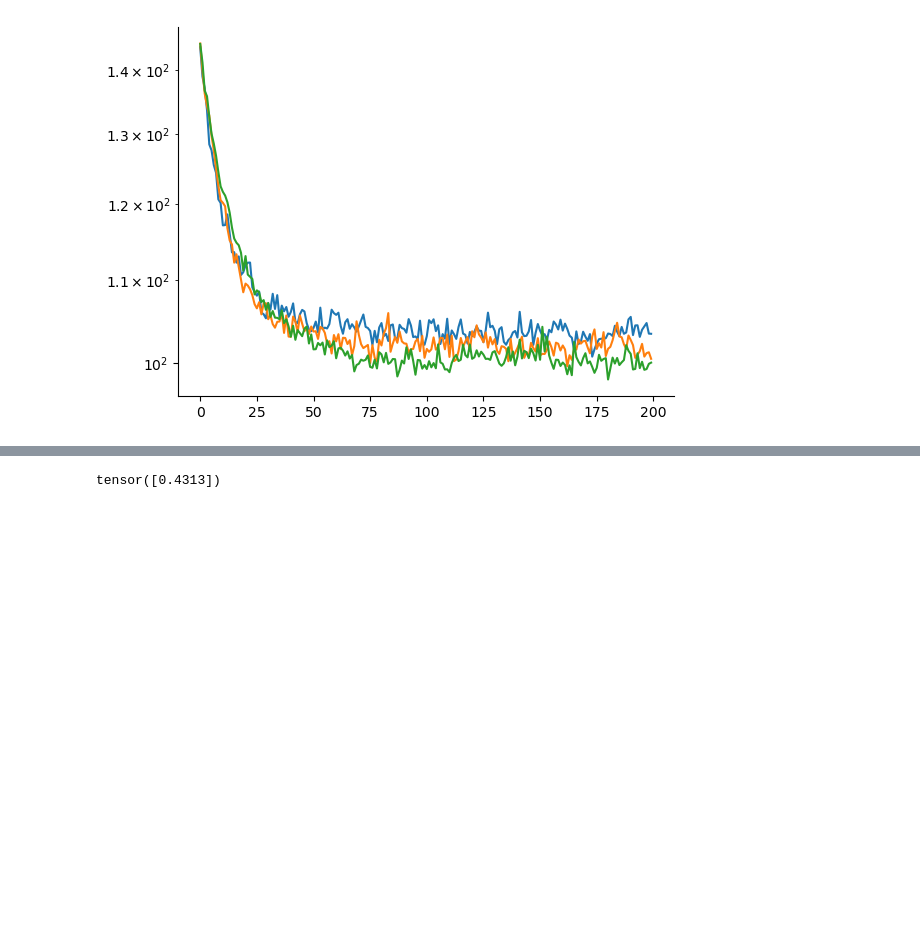
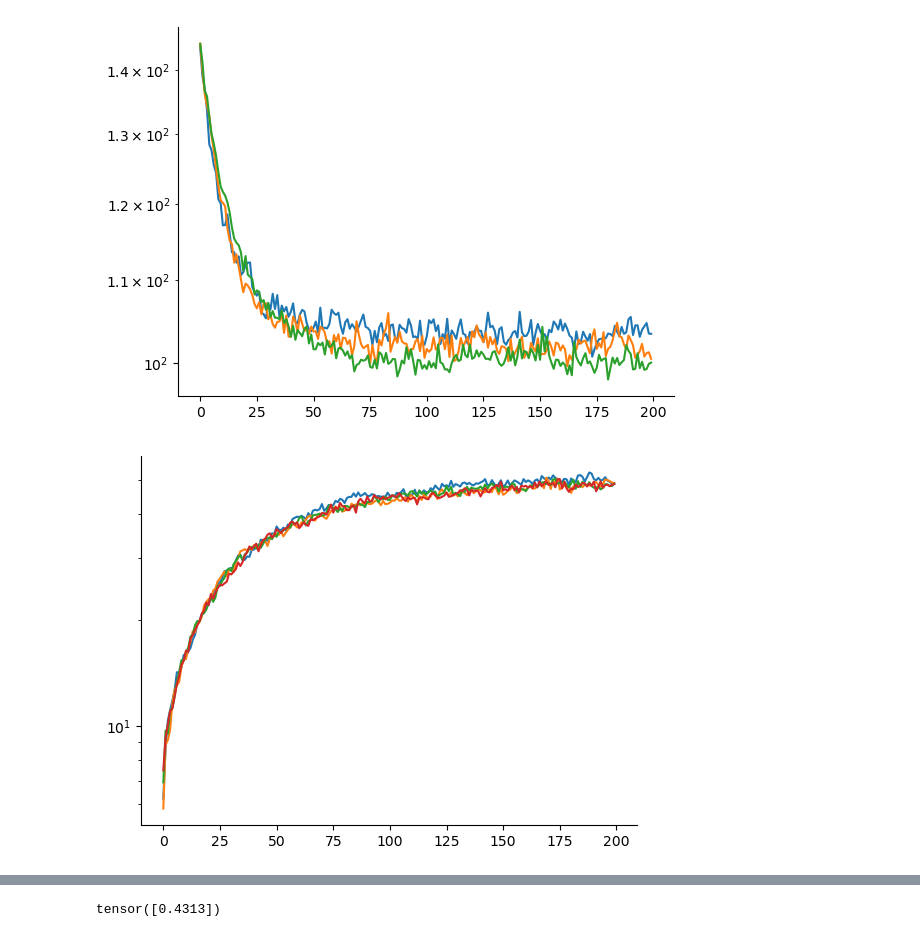
Before and after one commit to shamPJ/PersFL, a Jupyter notebook: notebooks/persFL-Copy2.ipynb, the cells around one changed output, grey strips where cells are left out. Cells and saved outputs as stored; diff of their text form; code cells hidden in the pictures; blank space fills up the shorter version.

```diff
--- a/notebooks/persFL-Copy2.ipynb
+++ b/notebooks/persFL-Copy2.ipynb
@@ -1080,3 +1080,16 @@ plt.plot(df2["MSE_val"])
 plt.yscale('log')
 # %% [output]
 [figure]
+# %%
+df0 = pd.read_csv("../results/linear_syn_noise/Algorithm2_SKLearn/dt_synthetic_0.1_0.csv")
+df1 = pd.read_csv("../results/linear_syn_noise/Algorithm2_SKLearn/dt_synthetic_0.5_0.csv")
+df2 = pd.read_csv("../results/linear_syn_noise/Algorithm2_SKLearn/dt_synthetic_1_0.csv")
+df3 = pd.read_csv("../results/linear_syn_noise/Algorithm2_SKLearn/dt_synthetic_1.5_0.csv")
+# %%
+plt.plot(df0["loss_mean"])
+plt.plot(df1["loss_mean"])
+plt.plot(df2["loss_mean"])
+plt.plot(df3["loss_mean"])
+plt.yscale('log')
+# %% [output]
+[figure, added]
```
Also changed, not shown: parts of 1 cell of this notebook, 1 other file.
